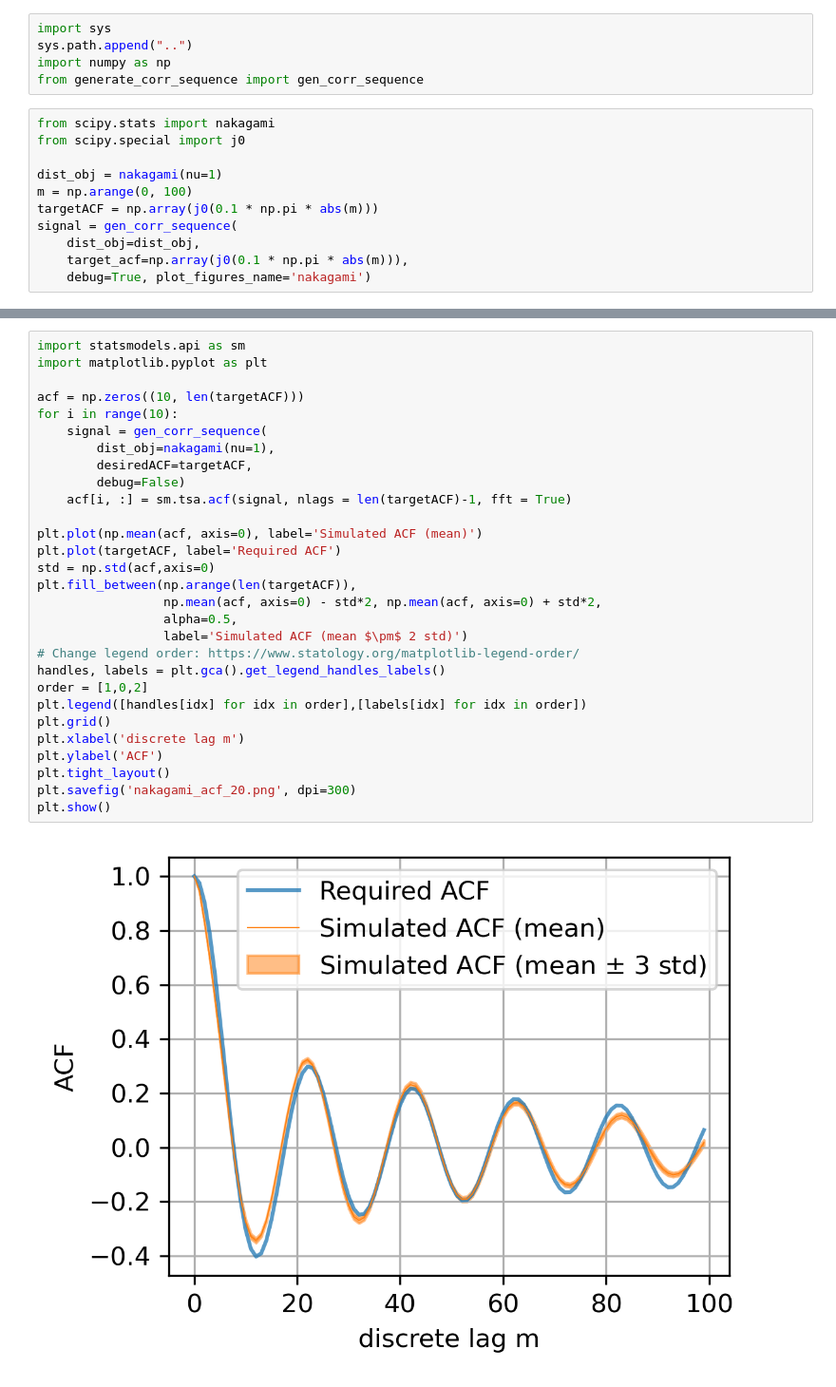
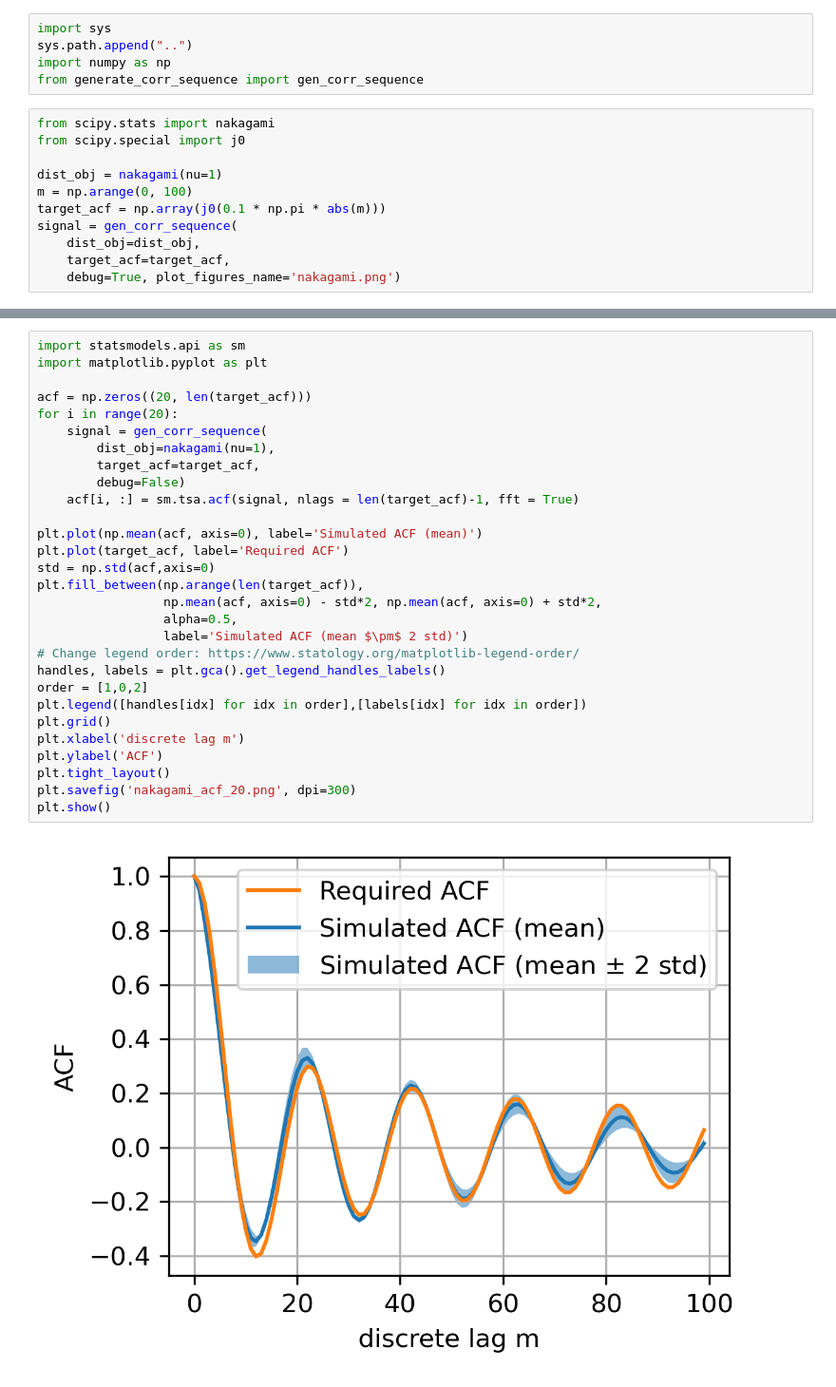
Before and after one commit to bykhov/generate_corr_sequence, a Jupyter notebook: examples/nakagami_example.ipynb, the cells around one changed output, grey strips where cells are left out. Shown: that part at 95% size. Saved outputs shown, nothing was run; the diff lists cells and outputs as text.

```diff
--- a/examples/nakagami_example.ipynb
+++ b/examples/nakagami_example.ipynb
@@ -9,9 +9,9 @@ from scipy.special import j0
 
 dist_obj = nakagami(nu=1)
 m = np.arange(0, 100)
-targetACF = np.array(j0(0.1 * np.pi * abs(m)))
+target_acf = np.array(j0(0.1 * np.pi * abs(m)))
 signal = gen_corr_sequence(
     dist_obj=dist_obj,
-    target_acf=np.array(j0(0.1 * np.pi * abs(m))),
-    debug=True, plot_figures_name='nakagami')
+    target_acf=target_acf,
+    debug=True, plot_figures_name='nakagami.png')
 # %% [output]
@@ -42,31 +42,31 @@ Takes a long time to run (about 30 seconds on my computer)
 # %%
 import statsmodels.api as sm
 import matplotlib.pyplot as plt
 
-acf = np.zeros((10, len(targetACF)))
-for i in range(10):
+acf = np.zeros((20, len(target_acf)))
+for i in range(20):
     signal = gen_corr_sequence(
         dist_obj=nakagami(nu=1),
-        desiredACF=targetACF,
+        target_acf=target_acf,
         debug=False)
-    acf[i, :] = sm.tsa.acf(signal, nlags = len(targetACF)-1, fft = True)
+    acf[i, :] = sm.tsa.acf(signal, nlags = len(target_acf)-1, fft = True)
 
 plt.plot(np.mean(acf, axis=0), label='Simulated ACF (mean)')
-plt.plot(targetACF, label='Required ACF')
+plt.plot(target_acf, label='Required ACF')
 std = np.std(acf,axis=0)
-plt.fill_between(np.arange(len(targetACF)),
+plt.fill_between(np.arange(len(target_acf)),
                  np.mean(acf, axis=0) - std*2, np.mean(acf, axis=0) + std*2,
                  alpha=0.5,
                  label='Simulated ACF (mean $\pm$ 2 std)')
 # Change legend order: https://www.statology.org/matplotlib-legend-order/
 handles, labels = plt.gca().get_legend_handles_labels()
 order = [1,0,2]
 plt.legend([handles[idx] for idx in order],[labels[idx] for idx in order])
 plt.grid()
 plt.xlabel('discrete lag m')
 plt.ylabel('ACF')
 plt.tight_layout()
 plt.savefig('nakagami_acf_20.png', dpi=300)
 plt.show()
 # %% [output]
-[figure, old version]
+[figure, new version]
```
Also changed, not shown: parts of 3 cells of this notebook, 29 other files.
